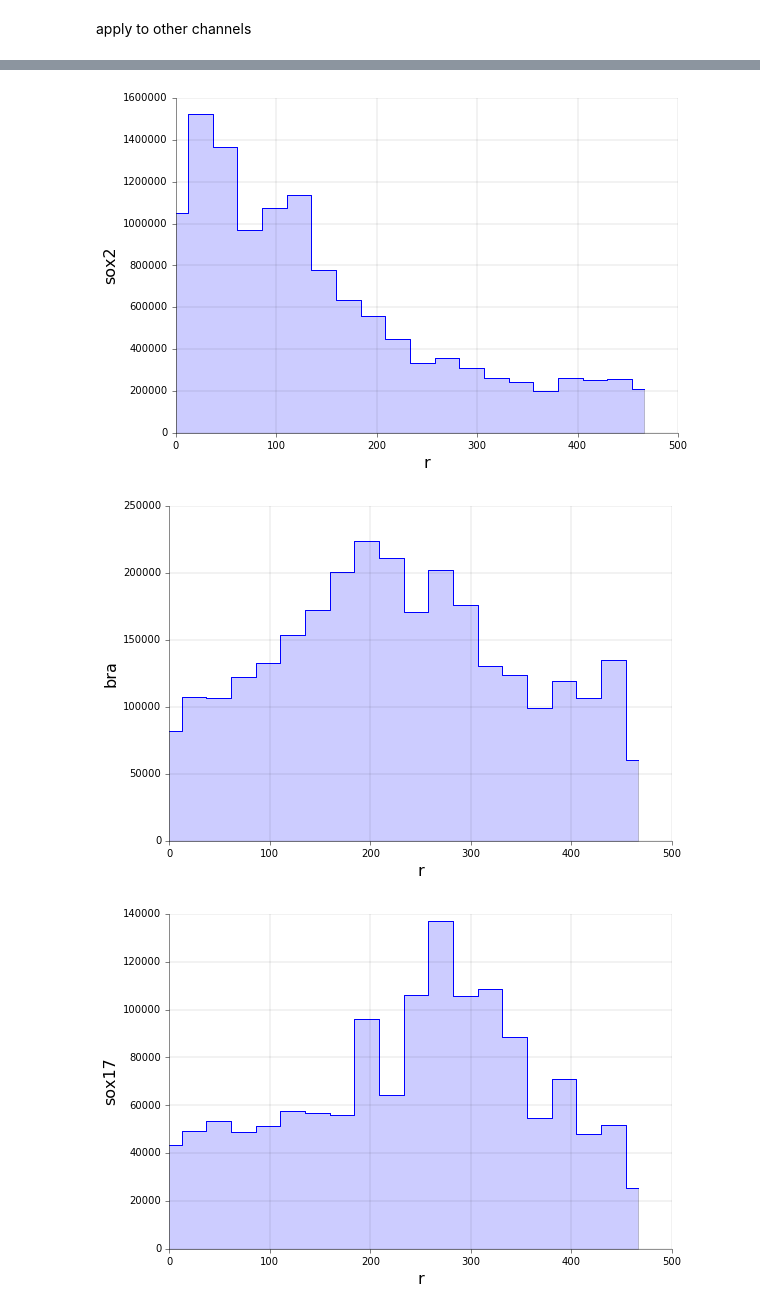
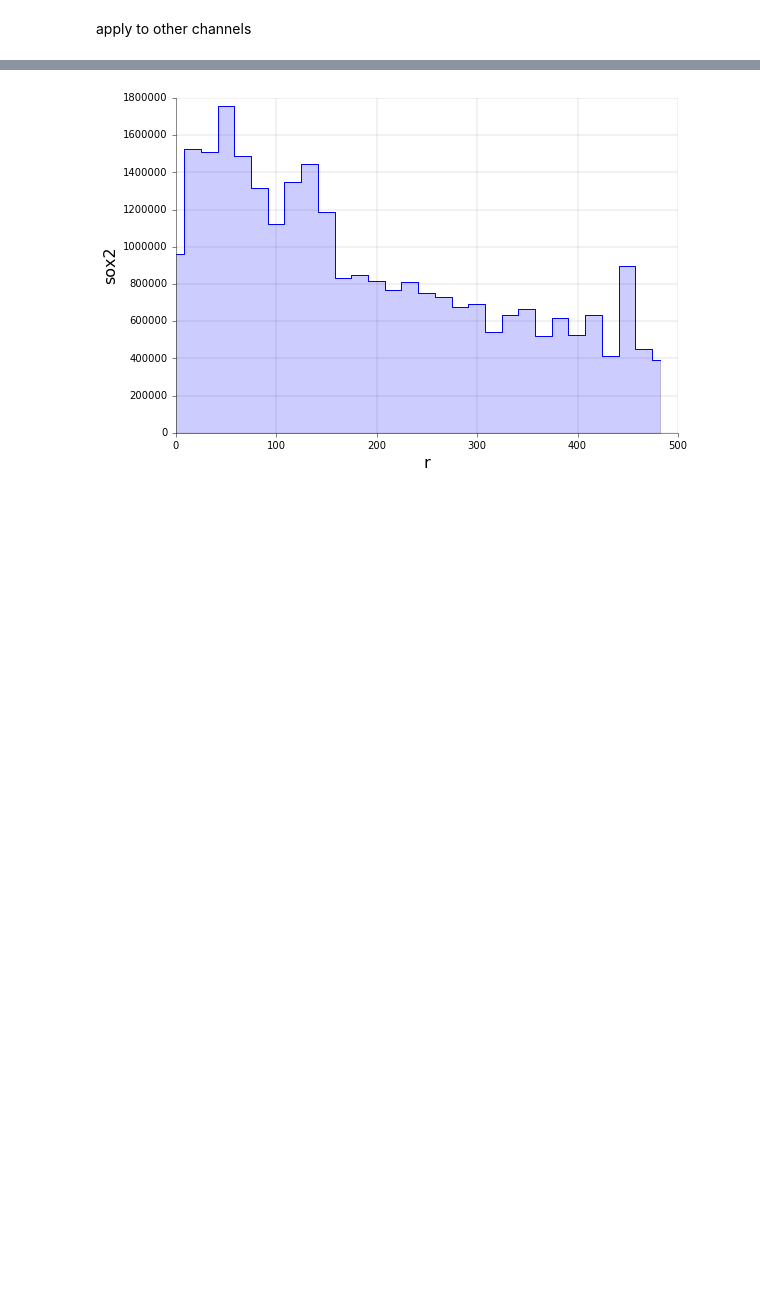
Before and after one commit to jjmetzger/stemcell_segmentation, a Jupyter notebook: watershed3d.ipynb, the cells around one changed output, grey strips where cells are left out. Saved outputs shown, nothing was run; the diff lists cells and outputs as text; code cells hidden in the pictures; blank space fills up the shorter version.

```diff
--- a/watershed3d.ipynb
+++ b/watershed3d.ipynb
@@ -115,9 +110,7 @@ w.dot_plot('sox17', colormap_cutoff=0.5)
 # %%
-w.radial_profile_per_cell('sox2',20, only_selected_cells=1);
-w.radial_profile_per_cell('bra',20, only_selected_cells=1);
-w.radial_profile_per_cell('sox17',20, only_selected_cells=1);
+watershed3d.radial_profile_per_cell(w, 'sox2',30, only_selected_cells=1);
+# w.radial_profile_per_cell('bra',20, only_selected_cells=1);
+# w.radial_profile_per_cell('sox17',20, only_selected_cells=1);
 # %% [output]
-[figure, old version]
+[figure, new version]
-[figure, removed]
-[figure, removed]
 # %%
```
Also changed, not shown: parts of 18 cells of this notebook, 1 other file.
